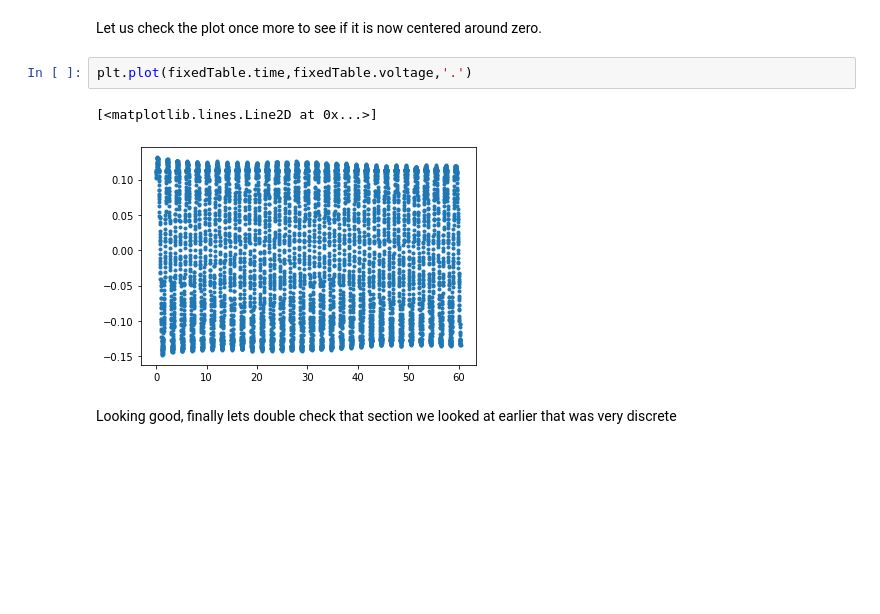
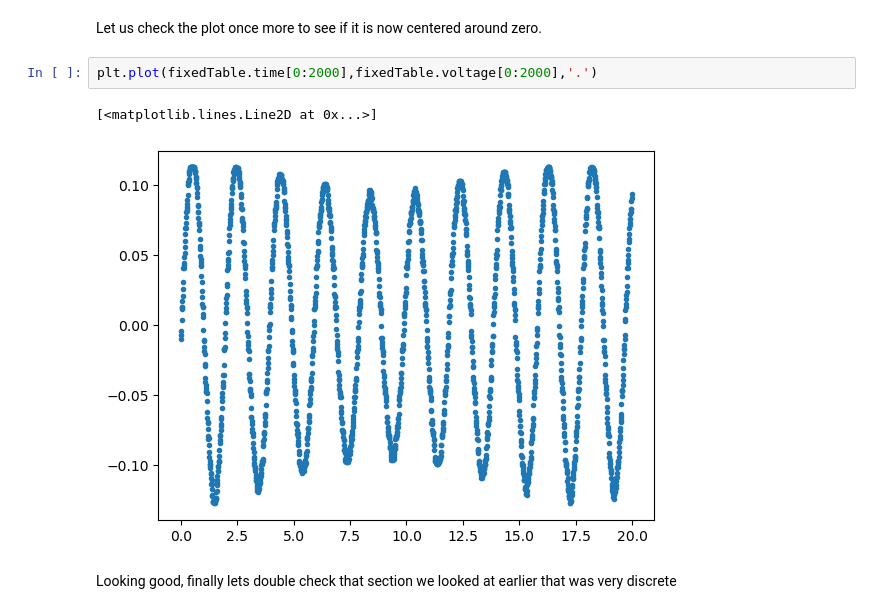
Before and after one commit to phys3112/Tutorials-with-Matt, a Jupyter notebook: Tutorial 2 ExperimentalData/Experimental data.ipynb, the cells around one changed output. Drawn from its saved outputs; the diff is of its cells as text; blank space fills up the shorter version.

```diff
--- a/Tutorial 2 ExperimentalData/Experimental data.ipynb
+++ b/Tutorial 2 ExperimentalData/Experimental data.ipynb
@@ -335,10 +351,10 @@ fixedTable
 # %% [markdown]
 Let us check the plot once more to see if it is now centered around zero.
 # %%
-plt.plot(fixedTable.time,fixedTable.voltage,'.')
+plt.plot(fixedTable.time[0:2000],fixedTable.voltage[0:2000],'.')
 # %% [output]
 [<matplotlib.lines.Line2D at 0x...>]
-[figure, old version]
+[figure, new version]
 # %% [markdown]
 Looking good, finally lets double check that section we looked at earlier that was very discrete
 # %%
```
Also changed, not shown: parts of 14 cells of this notebook, 3 other files.
